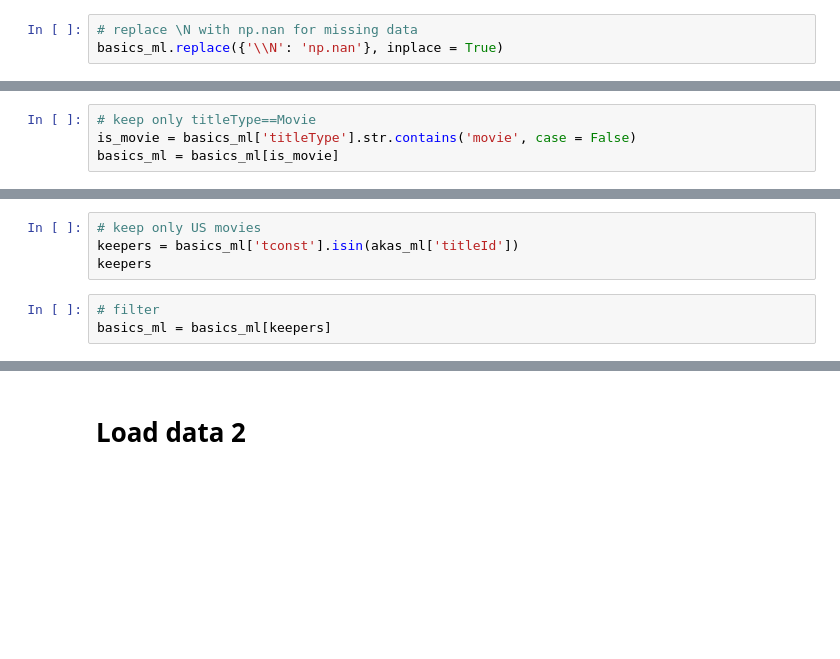
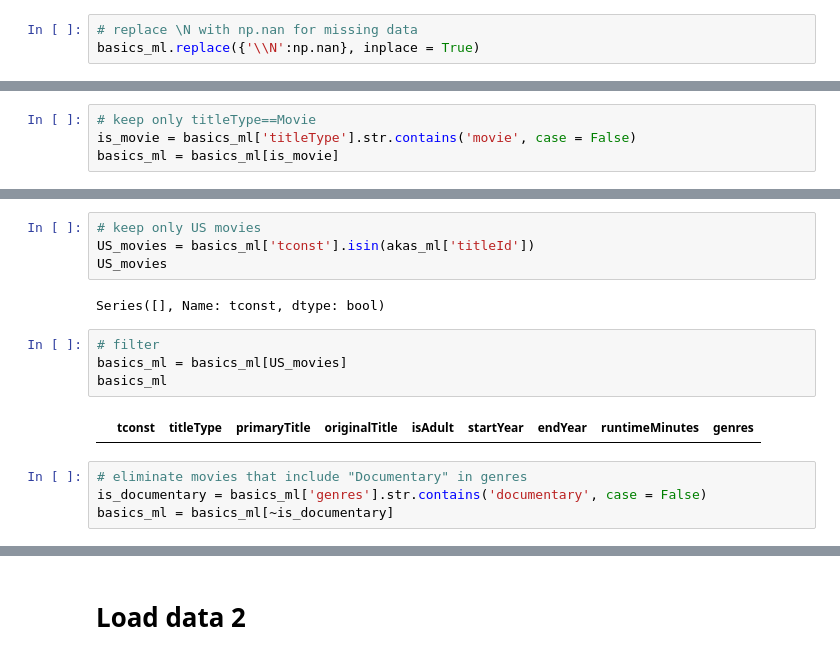
Before and after one commit to shellymduncan/Projec-3-TMDB, a Jupyter notebook: Project 3 - IMDB - Movie.ipynb, the cells around one changed output, grey strips where cells are left out. Drawn from its saved outputs; the diff is of its cells as text; blank space fills up the shorter version.

```diff
--- a/Project 3 - IMDB - Movie.ipynb
+++ b/Project 3 - IMDB - Movie.ipynb
@@ -67,4 +72,4 @@ basics_ml.duplicated().sum()
 0
 # %%
 # replace \N with np.nan for missing data
-basics_ml.replace({'\\N': 'np.nan'}, inplace = True)
+basics_ml.replace({'\\N':np.nan}, inplace = True)
@@ -95,9 +115,18 @@ basics_ml
 # %%
 # keep only US movies
-keepers = basics_ml['tconst'].isin(akas_ml['titleId'])
-keepers
+US_movies = basics_ml['tconst'].isin(akas_ml['titleId'])
+US_movies
+# %% [output]
+Series([], Name: tconst, dtype: bool)
 # %%
 # filter
-basics_ml = basics_ml[keepers]
+basics_ml = basics_ml[US_movies]
+basics_ml
+# %% [output]
+|  | tconst | titleType | primaryTitle | originalTitle | isAdult | startYear | endYear | runtimeMinutes | genres |
+# %%
+# eliminate movies that include "Documentary" in genres
+is_documentary = basics_ml['genres'].str.contains('documentary', case = False)
+basics_ml = basics_ml[~is_documentary]
 # %%
 basics_ml.info()
```
Also changed, not shown: parts of 45 cells of this notebook.
